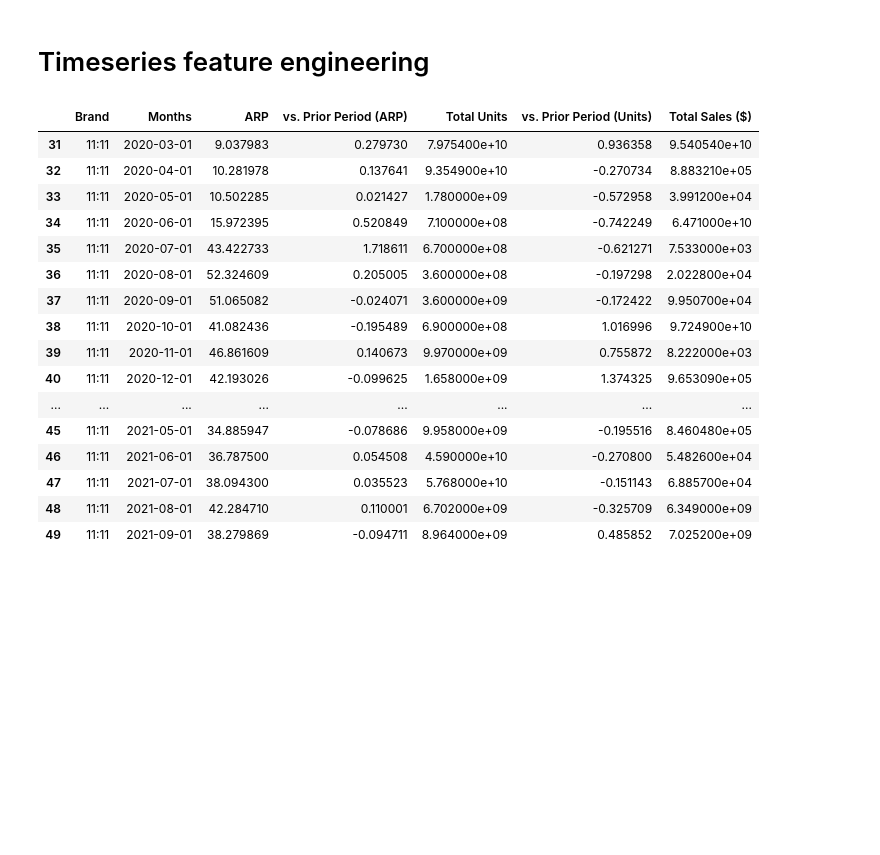
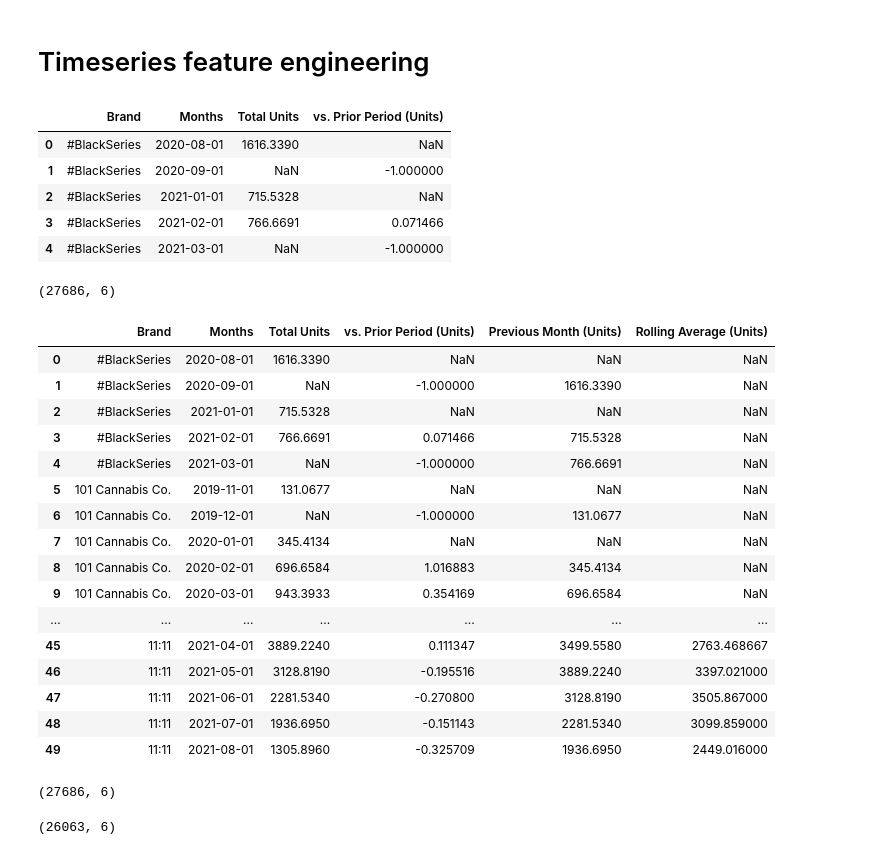
Before and after one commit to randallwc/CSM148.3, a Jupyter notebook: proj3.ipynb, the cells around one changed output. Drawn from its saved outputs; the diff is of its cells as text; code cells hidden in the pictures; blank space fills up the shorter version.

```diff
--- a/proj3.ipynb
+++ b/proj3.ipynb
@@ -103,6 +102,7 @@ memory usage: 865.3+ KB
 # %%
 units = units.rename(columns={"Brands": "Brand"})
 units = units.rename(columns={"vs. Prior Period": "vs. Prior Period (Units)"})
-units['Total Units'] = units['Total Units'].str[:8]
+
+units['Total Units'].replace(',','', regex=True, inplace=True)
+units['Total Units'] = units['Total Units'].str[:8].replace(',','')
 units['Total Units'] = pd.to_numeric(units['Total Units'])
-units.head()
@@ -211,0 +212,2 @@ units.describe()
+# %%
+units.sort_values(by=['Brand','Months'], inplace=True)
@@ -226,23 +248,39 @@ sales.describe()
 # %%
 # starting with a single brand
 
-blah = tester[tester.Brand == '11:11']
+blah = units[units.Brand == '#BlackSeries'] # where brand == some brand
 blah
 # %% [output]
-|  | Brand | Months | ARP | vs. Prior Period (ARP) | Total Units | vs. Prior Period (Units) | Total Sales ($) |
-| 31 | 11:11 | 2020-03-01 | 9.037983 | 0.279730 | 7.975400e+10 | 0.936358 | 9.540540e+10 |
-| 32 | 11:11 | 2020-04-01 | 10.281978 | 0.137641 | 9.354900e+10 | -0.270734 | 8.883210e+05 |
-| 33 | 11:11 | 2020-05-01 | 10.502285 | 0.021427 | 1.780000e+09 | -0.572958 | 3.991200e+04 |
-| 34 | 11:11 | 2020-06-01 | 15.972395 | 0.520849 | 7.100000e+08 | -0.742249 | 6.471000e+10 |
-| 35 | 11:11 | 2020-07-01 | 43.422733 | 1.718611 | 6.700000e+08 | -0.621271 | 7.533000e+03 |
-| 36 | 11:11 | 2020-08-01 | 52.324609 | 0.205005 | 3.600000e+08 | -0.197298 | 2.022800e+04 |
-| 37 | 11:11 | 2020-09-01 | 51.065082 | -0.024071 | 3.600000e+09 | -0.172422 | 9.950700e+04 |
-| 38 | 11:11 | 2020-10-01 | 41.082436 | -0.195489 | 6.900000e+08 | 1.016996 | 9.724900e+10 |
-| 39 | 11:11 | 2020-11-01 | 46.861609 | 0.140673 | 9.970000e+09 | 0.755872 | 8.222000e+03 |
-| 40 | 11:11 | 2020-12-01 | 42.193026 | -0.099625 | 1.658000e+09 | 1.374325 | 9.653090e+05 |
-| ... | ... | ... | ... | ... | ... | ... | ... |
-| 45 | 11:11 | 2021-05-01 | 34.885947 | -0.078686 | 9.958000e+09 | -0.195516 | 8.460480e+05 |
-| 46 | 11:11 | 2021-06-01 | 36.787500 | 0.054508 | 4.590000e+10 | -0.270800 | 5.482600e+04 |
-| 47 | 11:11 | 2021-07-01 | 38.094300 | 0.035523 | 5.768000e+10 | -0.151143 | 6.885700e+04 |
-| 48 | 11:11 | 2021-08-01 | 42.284710 | 0.110001 | 6.702000e+09 | -0.325709 | 6.349000e+09 |
-| 49 | 11:11 | 2021-09-01 | 38.279869 | -0.094711 | 8.964000e+09 | 0.485852 | 7.025200e+09 |
+|  | Brand | Months | Total Units | vs. Prior Period (Units) |
+| 0 | #BlackSeries | 2020-08-01 | 1616.3390 | NaN |
+| 1 | #BlackSeries | 2020-09-01 | NaN | -1.000000 |
+| 2 | #BlackSeries | 2021-01-01 | 715.5328 | NaN |
+| 3 | #BlackSeries | 2021-02-01 | 766.6691 | 0.071466 |
+| 4 | #BlackSeries | 2021-03-01 | NaN | -1.000000 |
+# %%
+blah = units
+blah.loc[:,'Previous Month (Units)'] = blah.loc[:,'Total Units'].shift(+1)
+blah.loc[:,'Rolling Average (Units)'] = (blah.loc[:,'Total Units'].shift(+1) + blah.loc[:,'Total Units'].shift(+2) + blah.loc[:,'Total Units'].shift(+3))/3
+blah.shape
+# %% [output]
+(27686, 6)
+# %%
+blah.head(50)
+# %% [output]
+|  | Brand | Months | Total Units | vs. Prior Period (Units) | Previous Month (Units) | Rolling Average (Units) |
+| 0 | #BlackSeries | 2020-08-01 | 1616.3390 | NaN | NaN | NaN |
+| 1 | #BlackSeries | 2020-09-01 | NaN | -1.000000 | 1616.3390 | NaN |
+| 2 | #BlackSeries | 2021-01-01 | 715.5328 | NaN | NaN | NaN |
+| 3 | #BlackSeries | 2021-02-01 | 766.6691 | 0.071466 | 715.5328 | NaN |
+| 4 | #BlackSeries | 2021-03-01 | NaN | -1.000000 | 766.6691 | NaN |
+| 5 | 101 Cannabis Co. | 2019-11-01 | 131.0677 | NaN | NaN | NaN |
+| 6 | 101 Cannabis Co. | 2019-12-01 | NaN | -1.000000 | 131.0677 | NaN |
+| 7 | 101 Cannabis Co. | 2020-01-01 | 345.4134 | NaN | NaN | NaN |
+| 8 | 101 Cannabis Co. | 2020-02-01 | 696.6584 | 1.016883 | 345.4134 | NaN |
+| 9 | 101 Cannabis Co. | 2020-03-01 | 943.3933 | 0.354169 | 696.6584 | NaN |
+| ... | ... | ... | ... | ... | ... | ... |
+| 45 | 11:11 | 2021-04-01 | 3889.2240 | 0.111347 | 3499.5580 | 2763.468667 |
+| 46 | 11:11 | 2021-05-01 | 3128.8190 | -0.195516 | 3889.2240 | 3397.021000 |
+| 47 | 11:11 | 2021-06-01 | 2281.5340 | -0.270800 | 3128.8190 | 3505.867000 |
+| 48 | 11:11 | 2021-07-01 | 1936.6950 | -0.151143 | 2281.5340 | 3099.859000 |
+| 49 | 11:11 | 2021-08-01 | 1305.8960 | -0.325709 | 1936.6950 | 2449.016000 |
@@ -248,0 +289,4 @@ blah
+# %%
+blah.shape
+# %% [output]
+(27686, 6)
@@ -248,0 +301,4 @@ blah
+# %%
+blah.shape
+# %% [output]
+(26063, 6)
```
Also changed, not shown: parts of 23 cells of this notebook, 1 other file.
